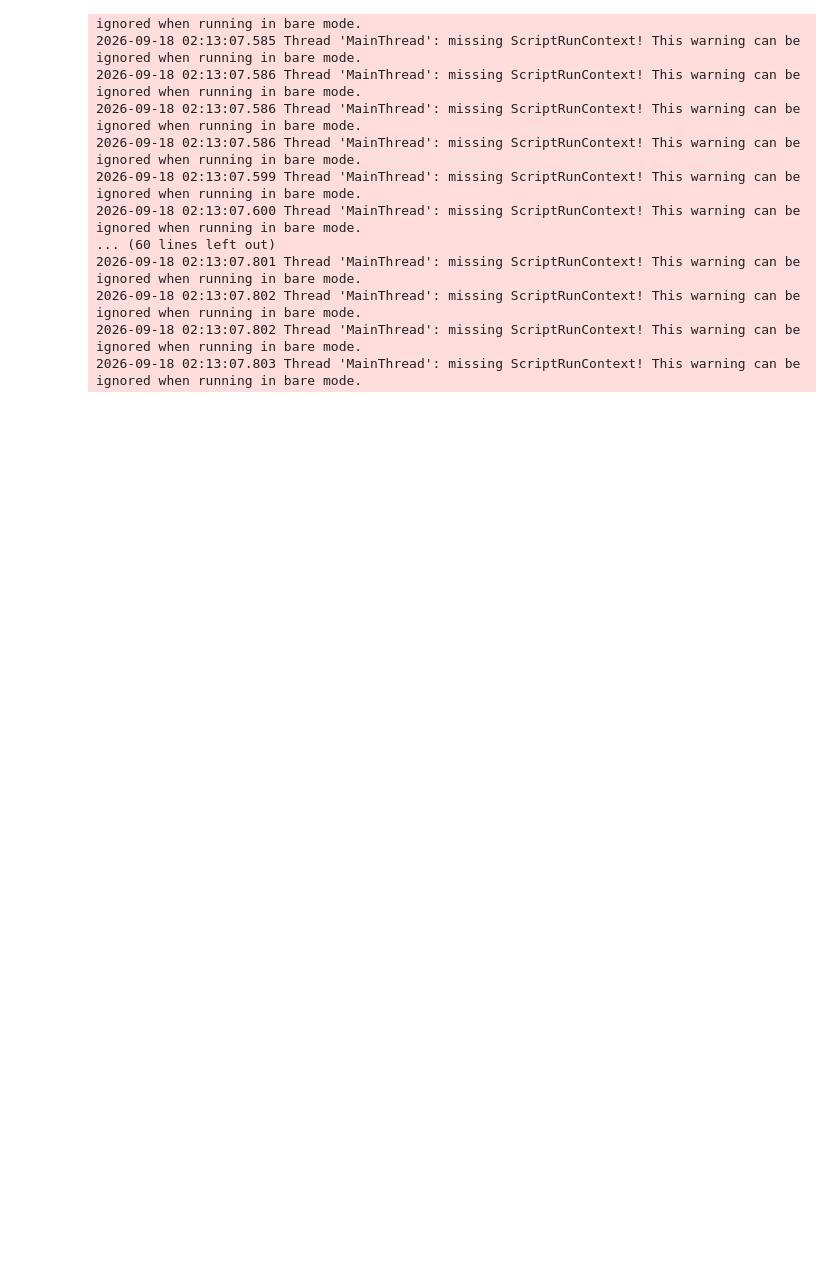
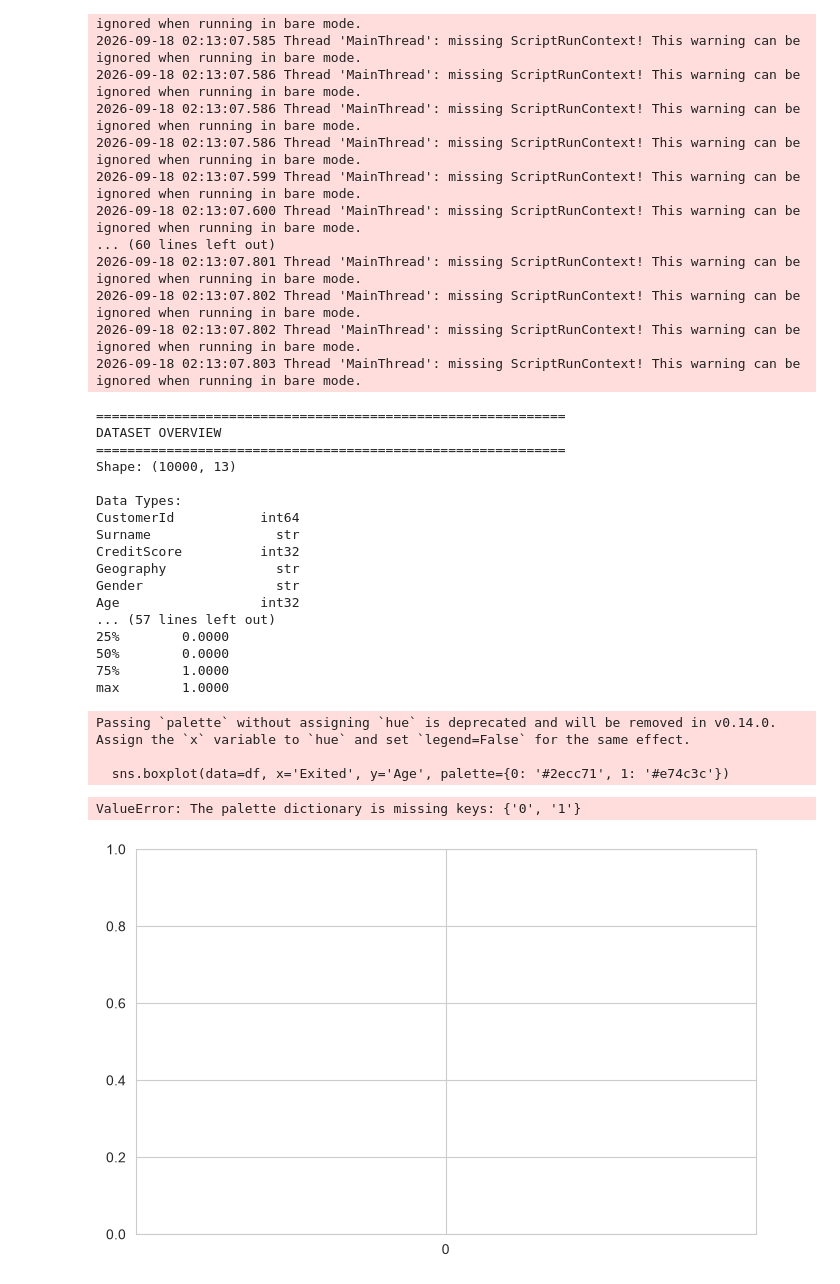
Before and after one commit to NazmullSyntax/Bank-Customer-Churn-Analysis, a Jupyter notebook: excp.ipynb/test.ipynb, the cells around one changed output. Drawn from its saved outputs; the diff is of its cells as text; code cells hidden in the pictures; blank space fills up the shorter version.

```diff
--- a/excp.ipynb/test.ipynb
+++ b/excp.ipynb/test.ipynb
@@ -592,3 +575,57 @@ Note: you may need to restart the kernel to use updated packages.
 2026-09-18 02:13:07.802 Thread 'MainThread': missing ScriptRunContext! This warning can be ignored when running in bare mode.
 2026-09-18 02:13:07.802 Thread 'MainThread': missing ScriptRunContext! This warning can be ignored when running in bare mode.
 2026-09-18 02:13:07.803 Thread 'MainThread': missing ScriptRunContext! This warning can be ignored when running in bare mode.
+# %%
+import os
+
+os.makedirs("data", exist_ok=True)
+os.makedirs("models", exist_ok=True)
+os.makedirs("reports/figures", exist_ok=True)
+
+# Save the existing dataframe if the CSV does not already exist.
+data_path = "data/churn.csv"
+if not os.path.exists(data_path):
+    df.to_csv(data_path, index=False)
+
+# 1. Load and inspect
+basic_info(df)
+
+# 2. EDA
+# Ensure the target values match the palette keys used in run_eda().
+df['Exited'] = pd.to_numeric(df['Exited'], errors='raise').astype(int)
+
+# Seaborn may treat hue values as categorical strings.
+df['Exited'] = pd.to_numeric(df['Exited'], errors='raise').astype(str)
+
+run_eda(df)
+
+# Keep the target numeric for model training.
+df['Exited'] = df['Exited'].astype(int)
+
+# 3. Train models
+train_models()
+
+print("\n🎉 Pipeline complete!")
+# %% [output]
+============================================================
+DATASET OVERVIEW
+============================================================
+Shape: (10000, 13)
+
+Data Types:
+CustomerId           int64
+Surname                str
+CreditScore          int32
+Geography              str
+Gender                 str
+Age                  int32
+... (57 lines left out)
+25%        0.0000
+50%        0.0000
+75%        1.0000
+max        1.0000
+Passing `palette` without assigning `hue` is deprecated and will be removed in v0.14.0. Assign the `x` variable to `hue` and set `legend=False` for the same effect.
+
+  sns.boxplot(data=df, x='Exited', y='Age', palette={0: '#2ecc71', 1: '#e74c3c'})
+ValueError: The palette dictionary is missing keys: {'0', '1'}
+[figure, added]
```
Also changed, not shown: parts of 4 cells of this notebook, 4 other files.
